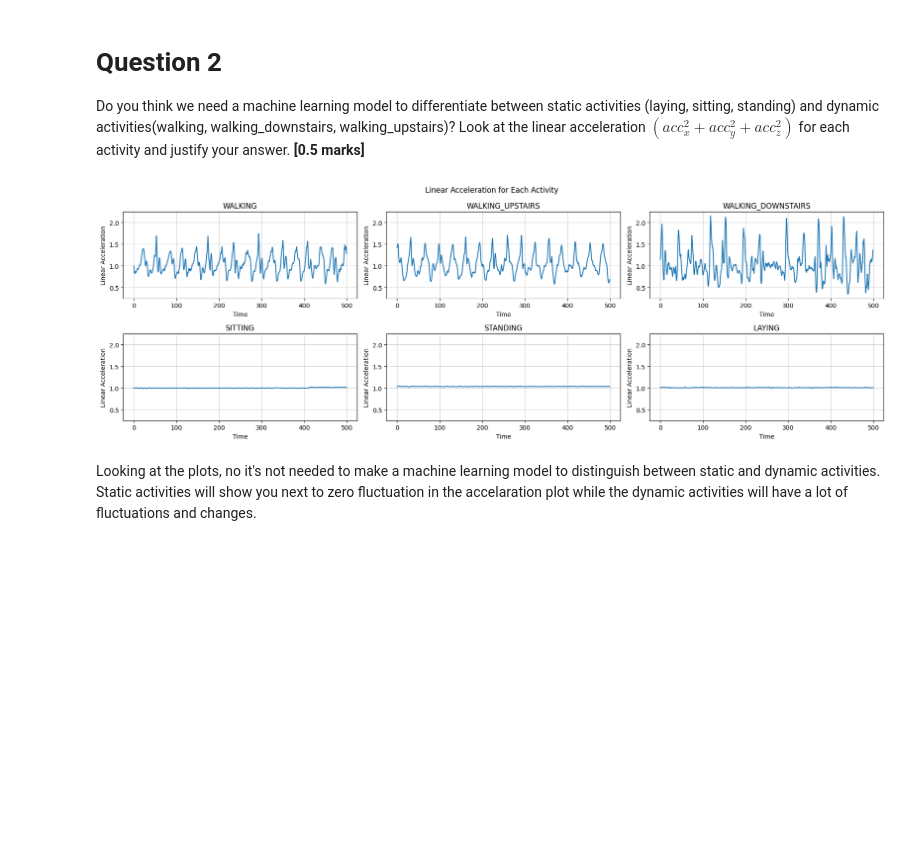
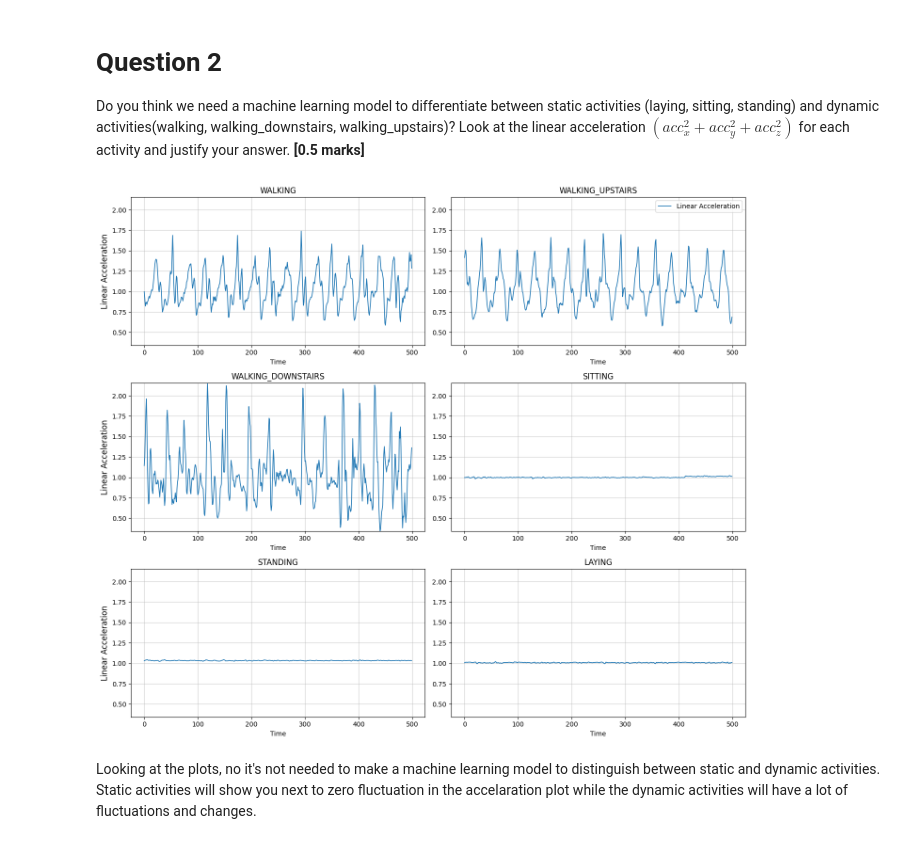
Before and after one commit to HarshJamgaonkar05/ES-335-ML-Assignment-1, a Jupyter notebook: HAR_EDA.ipynb, the cells around one changed output. Saved outputs shown, nothing was run; the diff lists cells and outputs as text; code cells hidden in the pictures; blank space fills up the shorter version.

Commit message:
Refining the graphs

```diff
--- a/HAR_EDA.ipynb
+++ b/HAR_EDA.ipynb
@@ -289,37 +296,48 @@ Even though the three walking activities are similar, their patterns are not ide
 # Question 2
 Do you think we need a machine learning model to differentiate between static activities (laying, sitting, standing) and dynamic activities(walking, walking_downstairs, walking_upstairs)? Look at the linear acceleration $(acc_x^2+acc_y^2+acc_z^2)$ for each activity and justify your answer. **[0.5 marks]**
 # %%
-fig, axes = plt.subplots(2, 3, figsize=(18, 6), sharey=True)
+import matplotlib.pyplot as plt
 
-for idx, (class_num, activity) in enumerate(ACTIVITIES.items()):
+fig, axes = plt.subplots(3, 2, figsize=(14, 12))
 
-    row = idx // 3
-    col = idx % 3
+all_lin_acc = []
+for idx, (j, activity) in enumerate(ACTIVITIES.items()):
+    row = idx // 2
+    col = idx % 2
 
-    sample_i = np.where(y_train == class_num)[0][0]
+    sample_i = np.where(y_train == j)[0][0]
     sample = X_train[sample_i]
 
     lin_acc = np.sqrt(sample[:, 0]**2 + sample[:, 1]**2 + sample[:, 2]**2)
+    all_lin_acc.append(lin_acc)
 
-    axes[row, col].plot(lin_acc)
+all_lin_acc = np.array(all_lin_acc).flatten()
+ymin = np.min(all_lin_acc)
+ymax = np.max(all_lin_acc)
+
+for i, (j, activity) in enumerate(ACTIVITIES.items()):
+    row = i // 2
+    col = i % 2
+
+    sample_i = np.where(y_train == j)[0][0]
+    sample = X_train[sample_i]
+    lin_acc = np.sqrt(sample[:, 0]**2 + sample[:, 1]**2 + sample[:, 2]**2)
+
+    axes[row, col].plot(lin_acc, label='Linear Acceleration', color='tab:blue', linewidth=1.2)
     axes[row, col].set_title(activity)
     axes[row, col].set_xlabel('Time')
-    axes[row, col].yaxis.set_visible(True)
-    axes[row, col].tick_params(axis='y', labelleft=True)
-
+    axes[row, col].set_ylim([ymin, ymax])
     axes[row, col].grid(alpha=0.6)
 
     if col == 0:
-        axes[row, col].set_ylabel('Linear Acceleration')
-    else:
+        axes[row, col].set_ylabel('Linear Acceleration', fontsize=12)
+    if i == 1:
+        axes[row, col].legend(loc='upper right', fontsize=10)
 
-        axes[row, col].set_ylabel('Linear Acceleration')
-
-plt.suptitle('Linear Acceleration for Each Activity')
 plt.tight_layout()
 plt.show()
 # %% [output]
-[figure, old version]
+[figure, new version]
 # %% [markdown]
 Looking at the plots, no it's not needed to make a machine learning model to distinguish between static and dynamic activities. Static activities will show you next to zero fluctuation in the accelaration plot while the dynamic activities will have a lot of fluctuations and changes.
 # %% [markdown]
```
Also changed, not shown: parts of 3 cells of this notebook.
